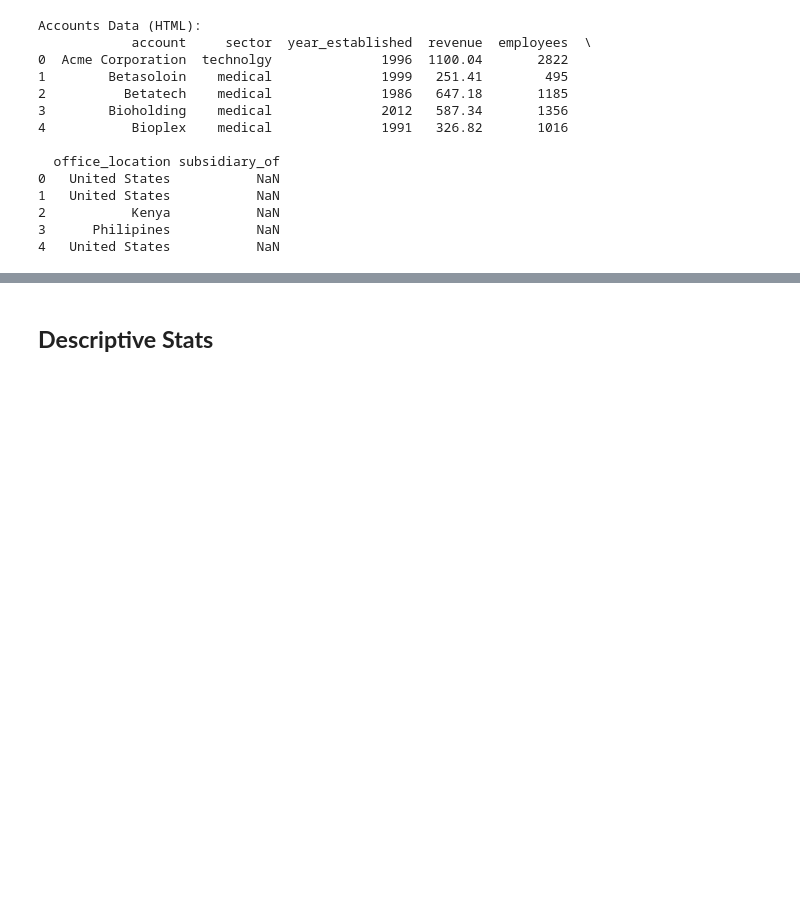
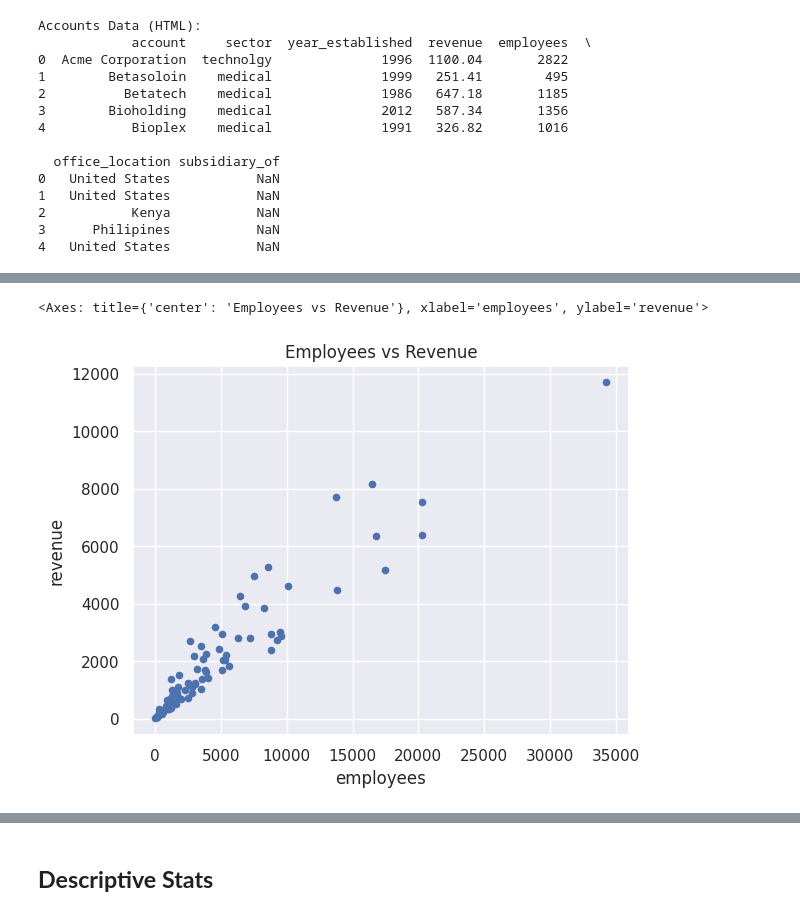
Before and after one commit to sadiq937/CrazyRobo_DM, a Jupyter notebook: ps1.ipynb, the cells around one changed output, grey strips where cells are left out. Drawn from its saved outputs; the diff is of its cells as text; code cells hidden in the pictures; blank space fills up the shorter version.

```diff
--- a/ps1.ipynb
+++ b/ps1.ipynb
@@ -142,0 +241,5 @@ Accounts Data (HTML):
+# %%
+accounts_df.plot(kind='scatter', y='revenue', x='employees', title='Employees vs Revenue')
+# %% [output]
+<Axes: title={'center': 'Employees vs Revenue'}, xlabel='employees', ylabel='revenue'>
+[figure, added]
```
Also changed, not shown: parts of 21 cells of this notebook.
